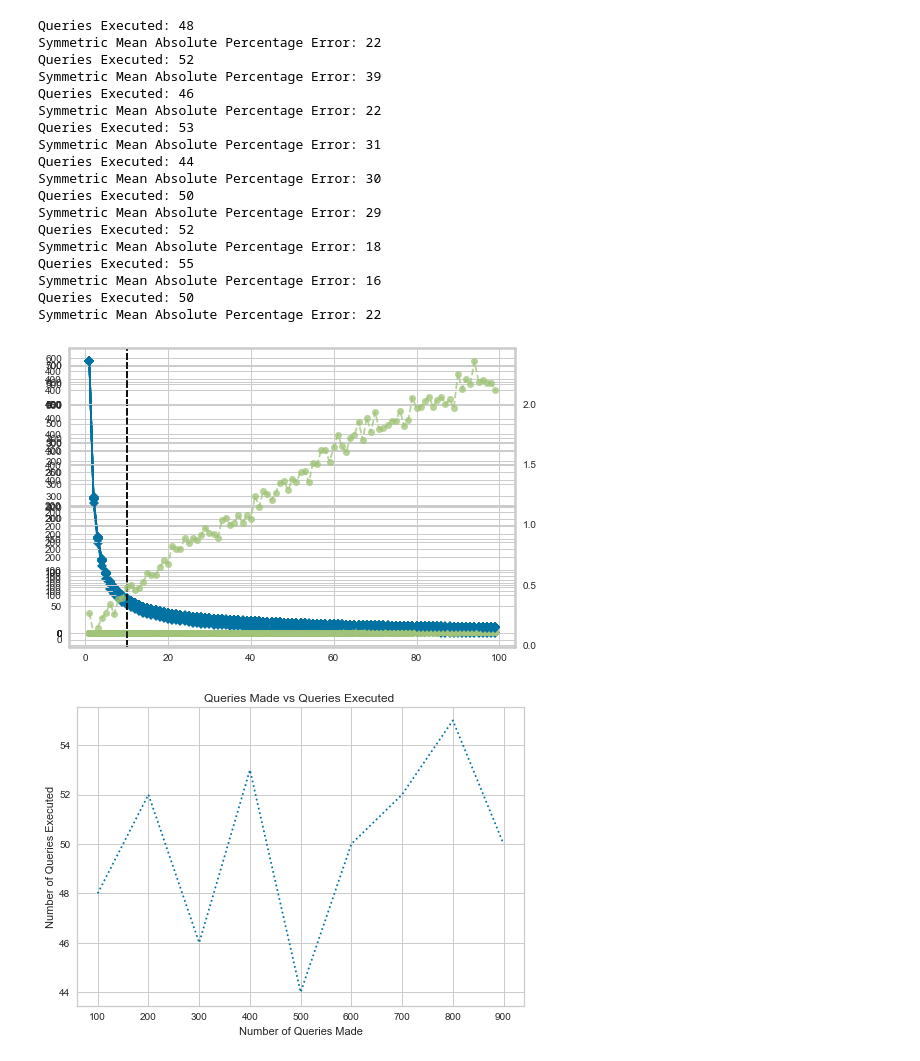
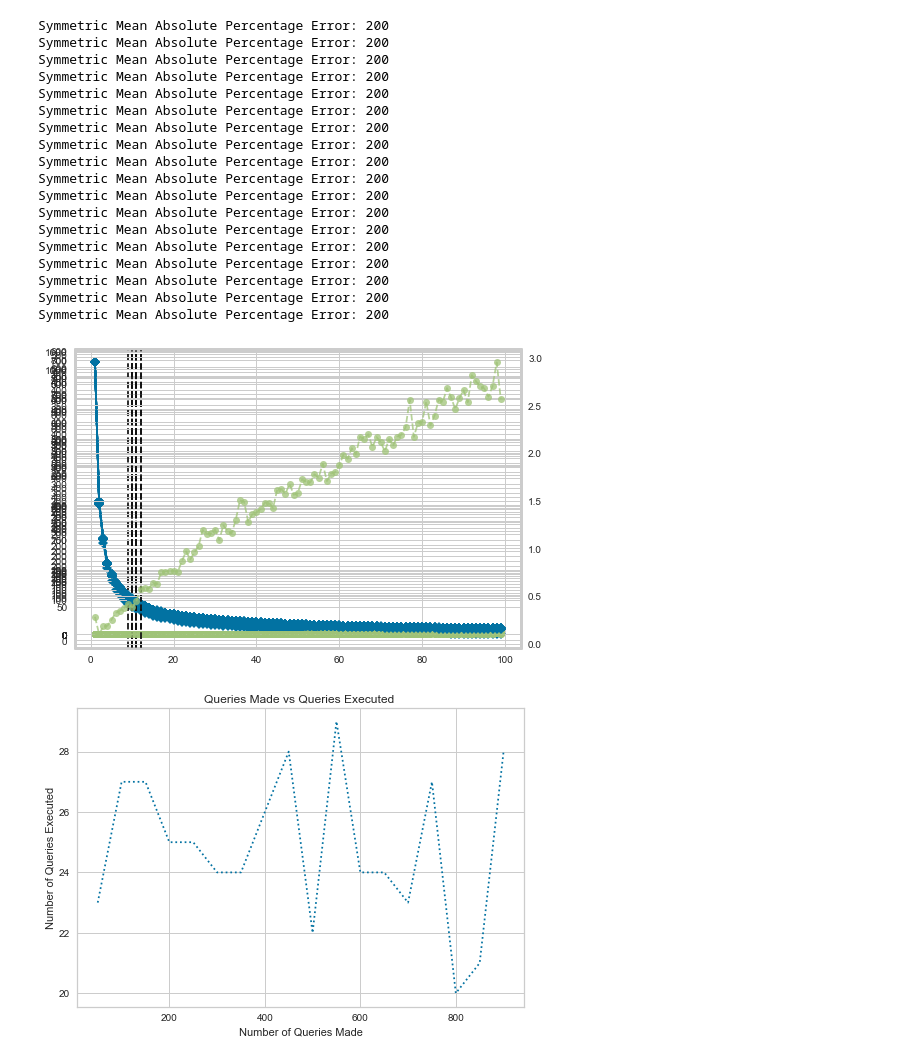
Before and after one commit to darreluchendu/diss_proj, a Jupyter notebook: sci-kit.ipynb, the cells around one changed output. Drawn from its saved outputs; the diff is of its cells as text; code cells hidden in the pictures.

```diff
--- a/sci-kit.ipynb
+++ b/sci-kit.ipynb
@@ -108,14 +108,16 @@ def getResults(query_lst, X1, X2):
                 df.append([_X1, _X2])
 
         if count >=2:
+            print(valid_X1_lst)
+            print(valid_X2_lst)
+
             Q_dict = {
                 'query': _Q,
                 'count': count,
-                "x1_avr": np.mean(valid_X1_lst),
-                "x2_avr": np.mean(valid_X2_lst),
+                "avr": np.mean(np.array(np.mean(valid_X1_lst), np.mean(valid_X2_lst))),
                 'pearson': pearsonr(valid_X1_lst, valid_X2_lst)[0],
-                'X1_reg_coef':  statistics.mean(LinearRegression().fit(df,valid_X1_lst).coef_),
-                'X2_reg_coef':  statistics.mean(LinearRegression().fit(df,valid_X2_lst).coef_)
+                'coef': np.mean(np.array(statistics.mean(LinearRegression().fit(df,valid_X1_lst).coef_),statistics.mean(LinearRegression().fit(df,valid_X2_lst).coef_)))
+
             }
             add =True
             for v in Q_dict.values():
@@ -152,4 +158,4 @@ def get_training_data_split(y_parameter):
 
     return train_data, train_labels, validation_data, validation_labels
 # %%
-train_data, train_labels, rawData = get_training_data("count")
+train_data, train_labels, rawData = get_training_data("avr")
@@ -156,3 +165,3 @@ train_data, train_labels, rawData = get_training_data("count")
 # %%
-td,tl,vd,vl  = get_training_data_split("count")
+td,tl,vd,vl  = get_training_data_split("avr")
 # %% [output]
@@ -406,7 +423,7 @@ def main(cluster_data=cluster_data, kmeans=kmeans, data_points=data_points):
     queries_to_update = {'data':[], 'labels':[]}
     for query, label in zip(vd, vl):
         count+=1
-        if shouldExecute(query):
+        if shouldExecute(query, cluster_data=cluster_data, kmeans=kmeans):
             # Mocks execution and adds results to list
             excecutedQueries +=1
             queries_to_update['data'].append(query)
@@ -415,54 +432,54 @@ def main(cluster_data=cluster_data, kmeans=kmeans, data_points=data_points):
             predictions.append(predict_query([query])[0])
             labels.append(label)
         num+=1
-        if num == 100:
-            print("Queries Executed: " +  str(excecutedQueries))
+        if num == 50:
+            # print("Queries Executed: " +  str(excecutedQueries))
             y1.append(excecutedQueries)
             print("Symmetric Mean Absolute Percentage Error: "  + str(int(smape(np.array(labels), np.array(predictions)))) )
             y2.append(smape(np.array(labels), np.array(predictions)))
             x.append(count)
 
             cluster_data, kmeans, data_points = update_clusters(data_points, queries_to_update['data'], queries_to_update['labels'])
             num = 0
             excecutedQueries=0
             predictions =[]
             labels = []
     figg,axx = plt.subplots(1)
     axx.plot(x, y1, linestyle=':')
 
     plt.ylabel("Number of Queries Executed")
     plt.xlabel("Number of Queries Made")
     plt.title("Queries Made vs Queries Executed ")
     plt.show()
 #plt.plot(Year, Unemployment_Rate, color='red', marker='o')
     fig,ax = plt.subplots(1)
     ax.plot(x, y2, linestyle=':')
 
     plt.ylabel("Symmetric Mean Absolute Percentage Error")
     plt.xlabel("Number of Queries Made")
     plt.title("Queries Made vs Symmetric Mean Absolute Percentage Error")
     plt.show()
 
 
 main(cluster_data=cluster_data, kmeans=kmeans, data_points=data_points)
 # %% [output]
-Queries Executed: 48
-Symmetric Mean Absolute Percentage Error: 22
-Queries Executed: 52
-Symmetric Mean Absolute Percentage Error: 39
-Queries Executed: 46
-Symmetric Mean Absolute Percentage Error: 22
-Queries Executed: 53
-Symmetric Mean Absolute Percentage Error: 31
-Queries Executed: 44
-Symmetric Mean Absolute Percentage Error: 30
-Queries Executed: 50
-Symmetric Mean Absolute Percentage Error: 29
-Queries Executed: 52
-Symmetric Mean Absolute Percentage Error: 18
-Queries Executed: 55
-Symmetric Mean Absolute Percentage Error: 16
-Queries Executed: 50
-Symmetric Mean Absolute Percentage Error: 22
+Symmetric Mean Absolute Percentage Error: 200
+Symmetric Mean Absolute Percentage Error: 200
+Symmetric Mean Absolute Percentage Error: 200
+Symmetric Mean Absolute Percentage Error: 200
+Symmetric Mean Absolute Percentage Error: 200
+Symmetric Mean Absolute Percentage Error: 200
+Symmetric Mean Absolute Percentage Error: 200
+Symmetric Mean Absolute Percentage Error: 200
+Symmetric Mean Absolute Percentage Error: 200
+Symmetric Mean Absolute Percentage Error: 200
+Symmetric Mean Absolute Percentage Error: 200
+Symmetric Mean Absolute Percentage Error: 200
+Symmetric Mean Absolute Percentage Error: 200
+Symmetric Mean Absolute Percentage Error: 200
+Symmetric Mean Absolute Percentage Error: 200
+Symmetric Mean Absolute Percentage Error: 200
+Symmetric Mean Absolute Percentage Error: 200
+Symmetric Mean Absolute Percentage Error: 200
-[figure, old version]
+[figure, new version]
-[figure, old version]
+[figure, new version]
```
Also changed, not shown: parts of 15 cells of this notebook.
